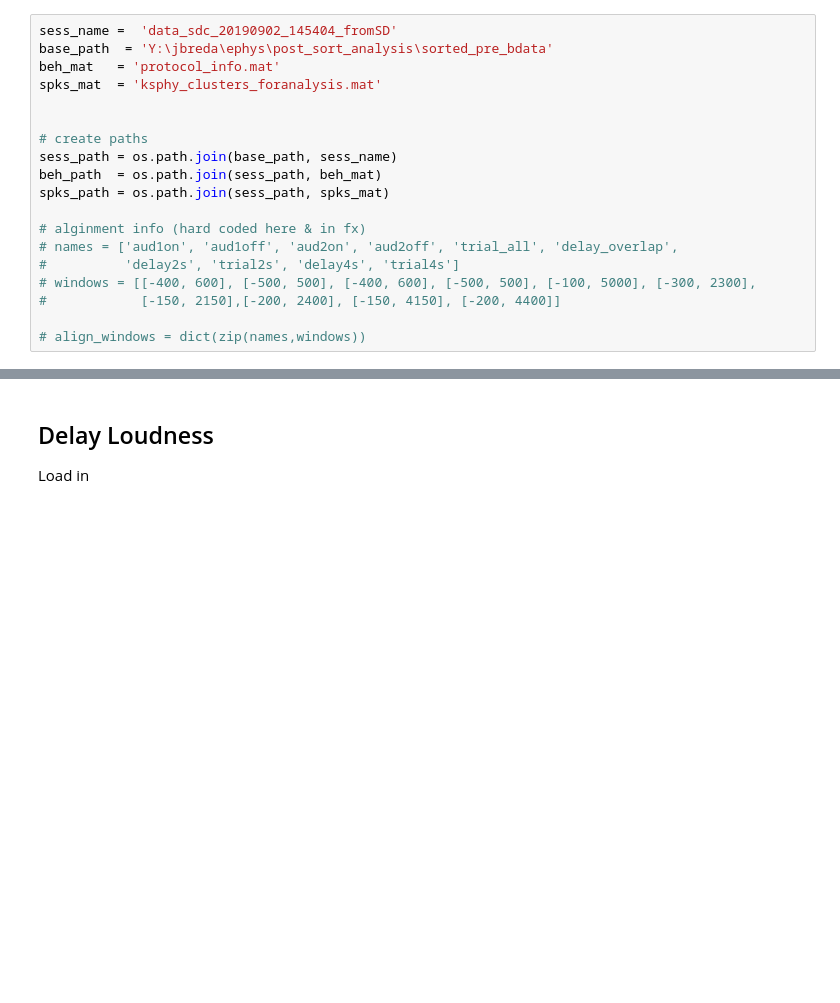
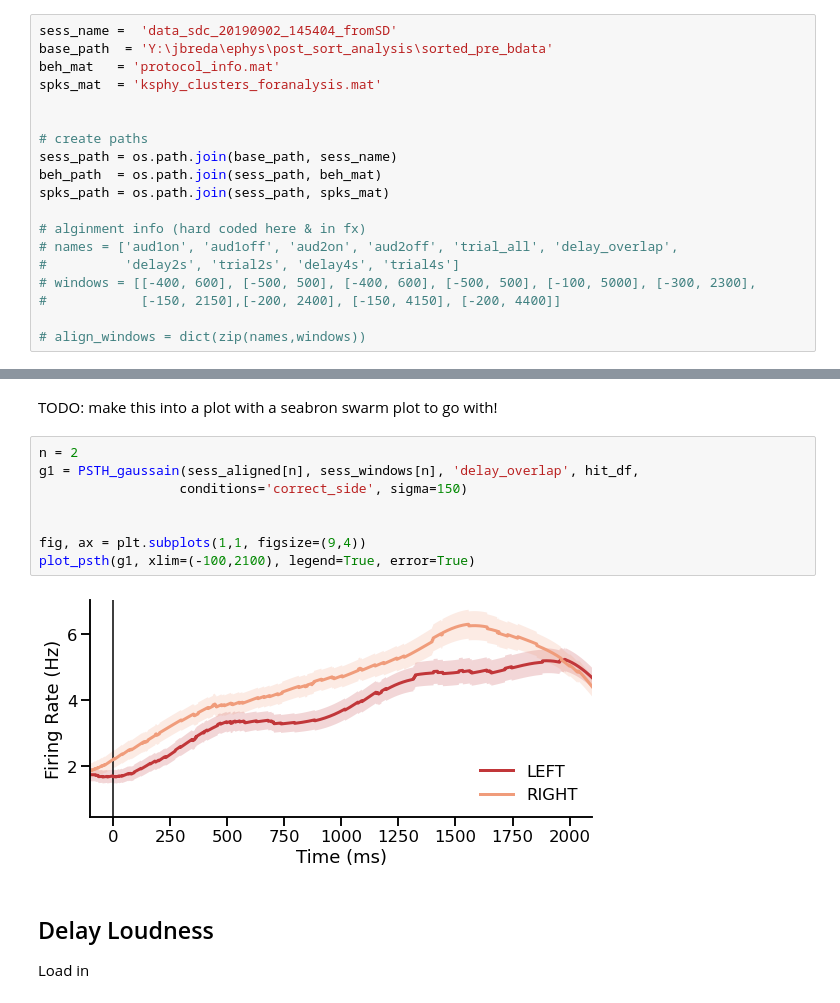
Before and after one commit to Brody-Lab/jbreda_PWM_mPFC_analysis, a Jupyter notebook: 2021_05_06_cleanup.ipynb, the cells around one changed output, grey strips where cells are left out. Cells and saved outputs as stored; diff of their text form; blank space fills up the shorter version.

```diff
--- a/2021_05_06_cleanup.ipynb
+++ b/2021_05_06_cleanup.ipynb
@@ -75,3 +63,15 @@ plot_psth(g1, xlim=(-100,2100), legend=True, error=True)
+# %% [markdown]
+TODO: make this into a plot with a seabron swarm plot to go with!
+# %%
+n = 2
+g1 = PSTH_gaussain(sess_aligned[n], sess_windows[n], 'delay_overlap', hit_df,
+                  conditions='correct_side', sigma=150)
+
+
+fig, ax = plt.subplots(1,1, figsize=(9,4))
+plot_psth(g1, xlim=(-100,2100), legend=True, error=True)
+# %% [output]
+[figure, added]
 # %% [markdown]
 ## Delay Loudness
 
```
Also changed, not shown: parts of 12 cells of this notebook.
